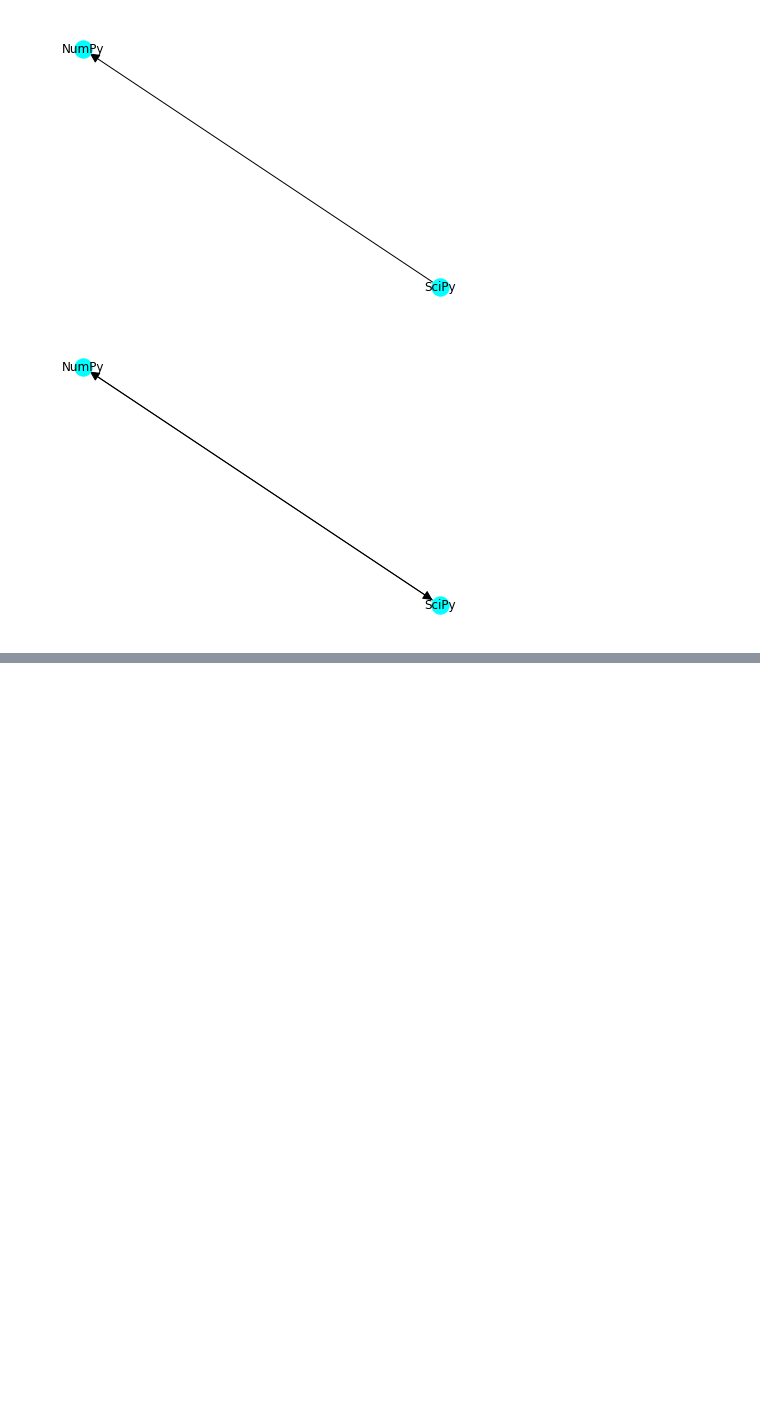
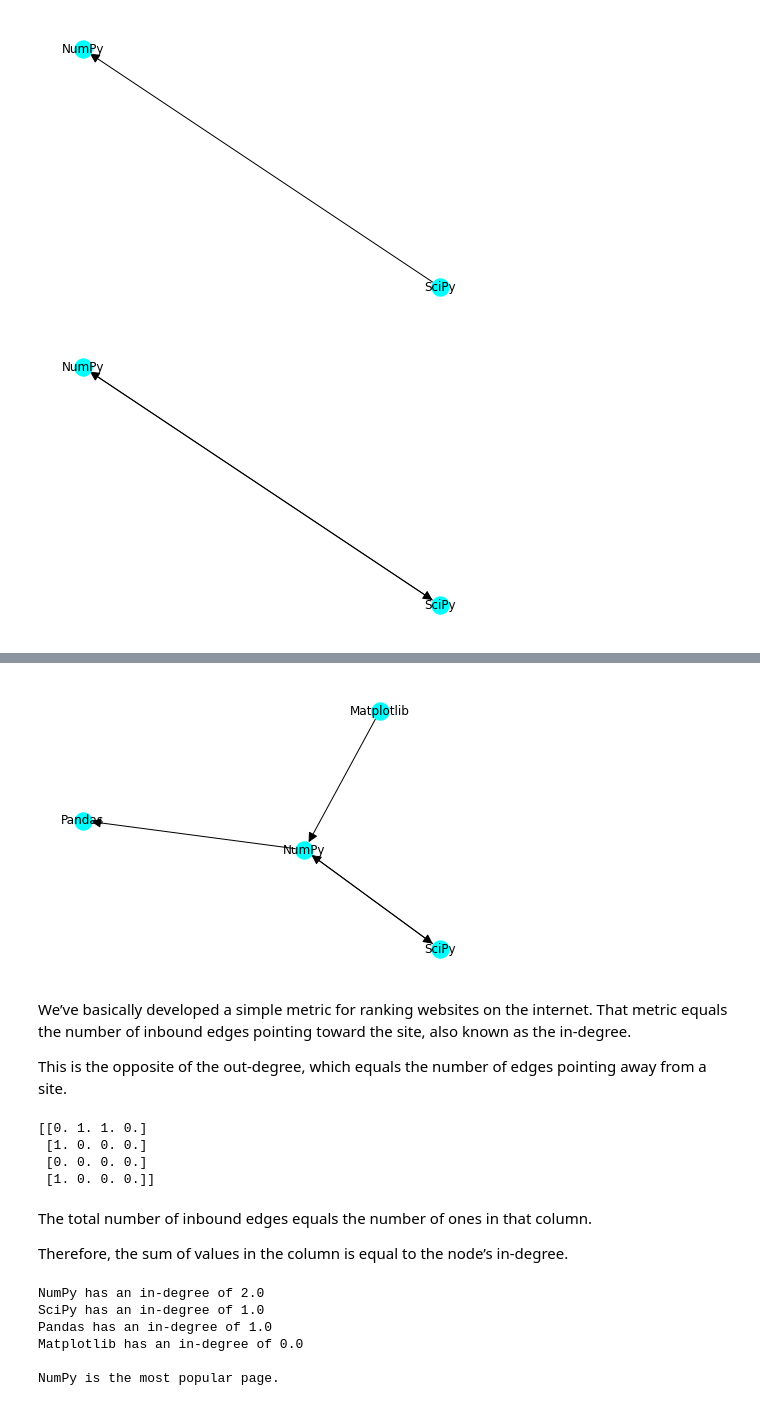
Before and after one commit to rahiakela/data-science-research-and-practice, a Jupyter notebook: case-study-5--predicting-future-friendships/01_graph_theory_and_network_analysis.ipynb, the cells around one changed output, grey strips where cells are left out. Saved outputs shown, nothing was run; the diff lists cells and outputs as text; code cells hidden in the pictures; blank space fills up the shorter version.

```diff
--- a/case-study-5--predicting-future-friendships/01_graph_theory_and_network_analysis.ipynb
+++ b/case-study-5--predicting-future-friendships/01_graph_theory_and_network_analysis.ipynb
@@ -217,0 +249,46 @@ plt.show()
+# %%
+# Adding multiple edges to a graph object
+np.random.seed(0)
+
+G.add_edges_from([(0, 2), (3, 0)])
+nx.draw(G, labels=labels, arrowsize=20, node_color="cyan")
+plt.show()
+# %% [output]
+[figure, added]
+# %% [markdown]
+We’ve basically developed a
+simple metric for ranking websites on the internet. That metric equals the number of
+inbound edges pointing toward the site, also known as the in-degree.
+
+This is the opposite
+of the out-degree, which equals the number of edges pointing away from a site.
+# %%
+# Printing the updated adjacency matrix
+adjacency_matrix = nx.to_numpy_array(G)
+print(adjacency_matrix)
+# %% [output]
+[[0. 1. 1. 0.]
+ [1. 0. 0. 0.]
+ [0. 0. 0. 0.]
+ [1. 0. 0. 0.]]
+# %% [markdown]
+The
+total number of inbound edges equals the number of ones in that column.
+
+Therefore, the sum of values in the column is equal to the node’s in-degree.
+# %%
+# Computing in-degrees using the adjacency matrix
+in_degrees = adjacency_matrix.sum(axis=0)
+for i, in_degree in enumerate(in_degrees):
+  page = G.nodes[i]["webpage"]
+  print(f"{page} has an in-degree of {in_degree}")
+
+top_page = G.nodes[in_degrees.argmax()]["webpage"]
+print(f"\n{top_page} is the most popular page.")
+# %% [output]
+NumPy has an in-degree of 2.0
+SciPy has an in-degree of 1.0
+Pandas has an in-degree of 1.0
+Matplotlib has an in-degree of 0.0
+
+NumPy is the most popular page.
```
Also changed, not shown: parts of 9 cells of this notebook.
